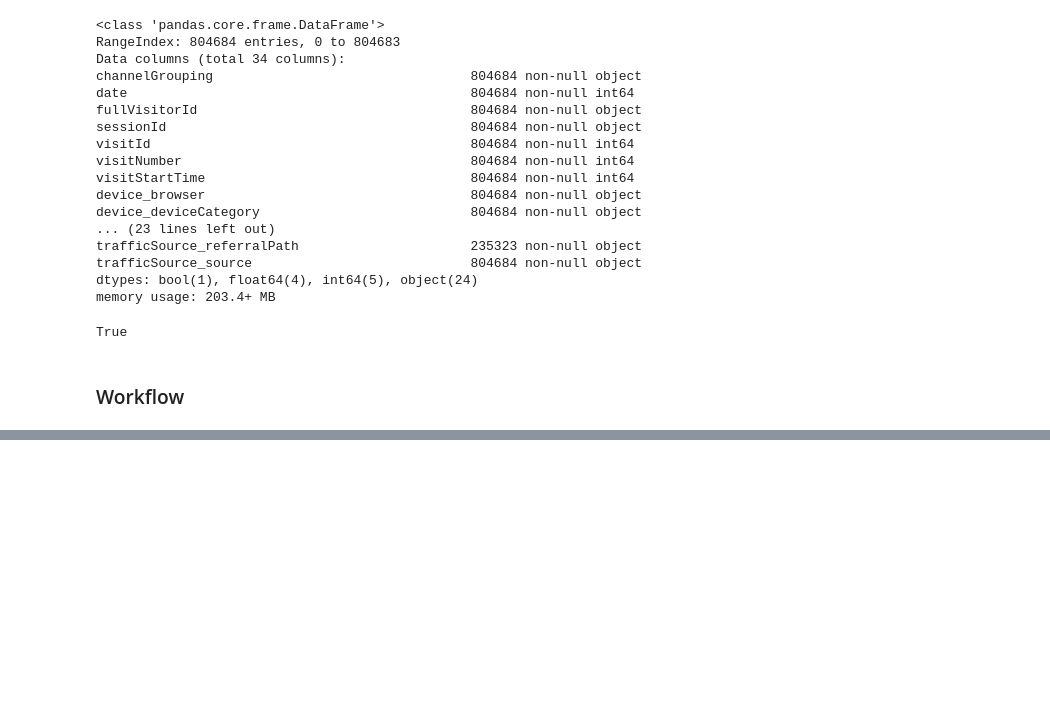
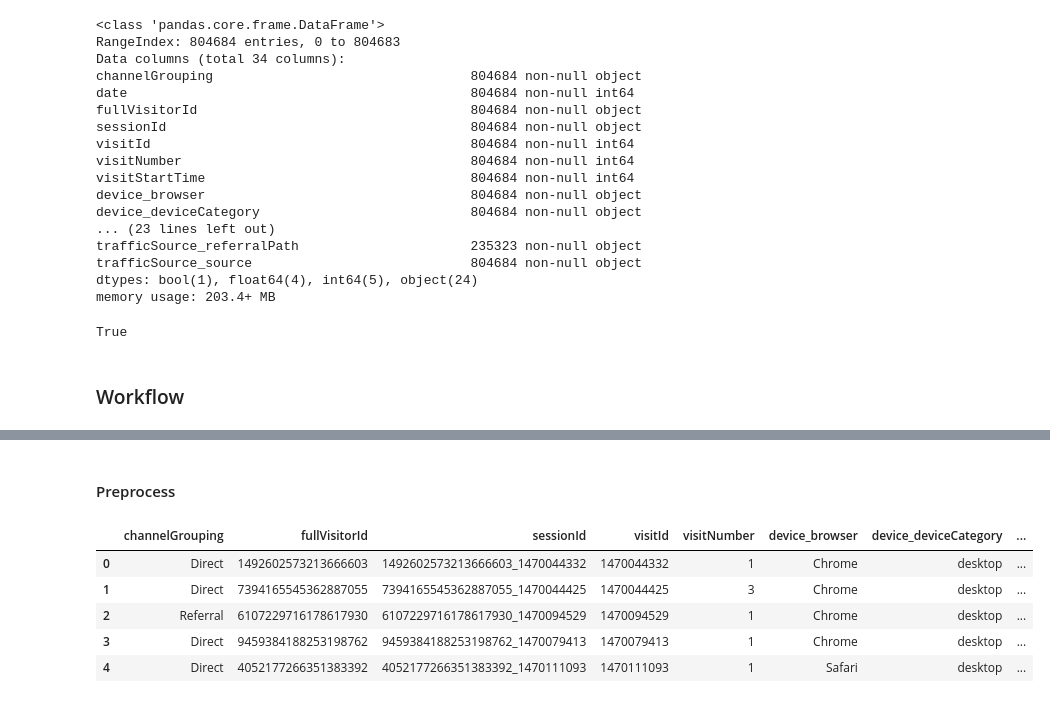
Before and after one commit to ademyanchuk/kaggle_google_revenue, a Jupyter notebook: notebooks/rf_fastai-baseline.ipynb, the cells around one changed output, grey strips where cells are left out. Saved outputs shown, nothing was run; the diff lists cells and outputs as text; code cells hidden in the pictures; blank space fills up the shorter version.

```diff
--- a/notebooks/rf_fastai-baseline.ipynb
+++ b/notebooks/rf_fastai-baseline.ipynb
@@ -174,0 +249,13 @@ rmse
+# %% [markdown]
+#### Preprocess
+# %%
+full_train = pd.read_feather('../data/tmp/raw_train')
+# %%
+display_all(full_train.head())
+# %% [output]
+|  | channelGrouping | fullVisitorId | sessionId | visitId | visitNumber | device_browser | device_deviceCategory | ... |
+| 0 | Direct | 1492602573213666603 | 1492602573213666603_1470044332 | 1470044332 | 1 | Chrome | desktop | ... |
+| 1 | Direct | 7394165545362887055 | 7394165545362887055_1470044425 | 1470044425 | 3 | Chrome | desktop | ... |
+| 2 | Referral | 6107229716178617930 | 6107229716178617930_1470094529 | 1470094529 | 1 | Chrome | desktop | ... |
+| 3 | Direct | 9459384188253198762 | 9459384188253198762_1470079413 | 1470079413 | 1 | Chrome | desktop | ... |
+| 4 | Direct | 4052177266351383392 | 4052177266351383392_1470111093 | 1470111093 | 1 | Safari | desktop | ... |
```
Also changed, not shown: parts of 60 cells of this notebook.
